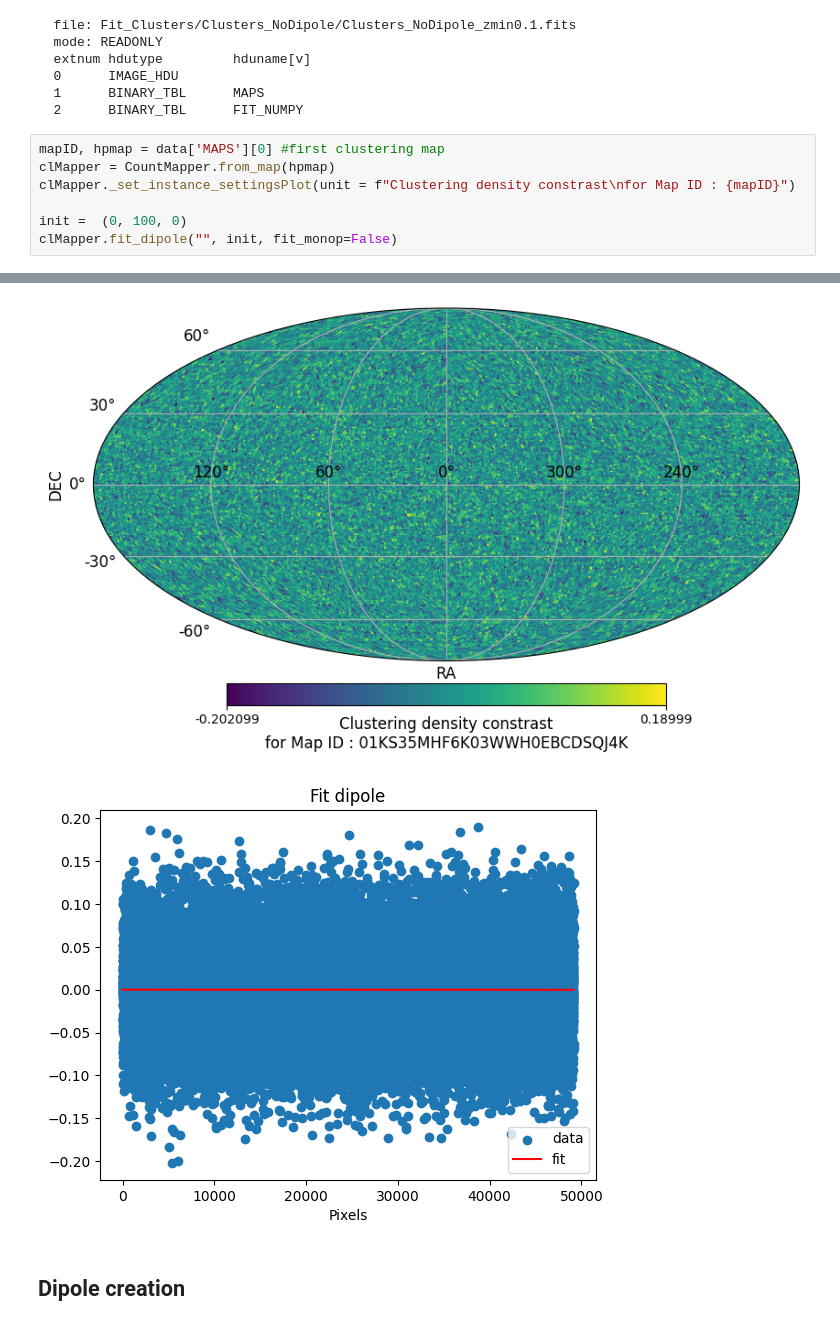
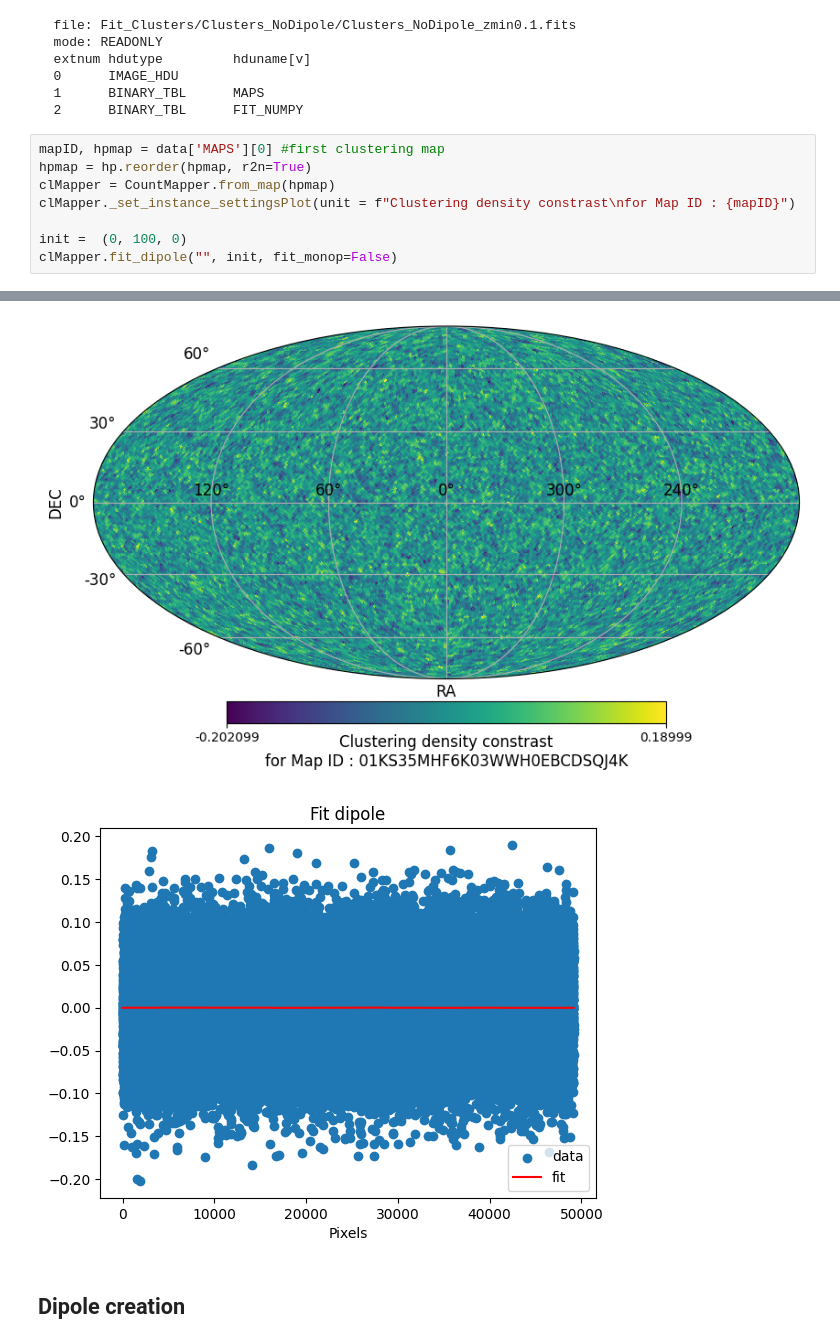
Before and after one commit to johannct/M2_Stage_Code, a Jupyter notebook: Simulation/A_Study_Cluster.ipynb, the cells around one changed output, grey strips where cells are left out. Cells and saved outputs as stored; diff of their text form.

```diff
--- a/Simulation/A_Study_Cluster.ipynb
+++ b/Simulation/A_Study_Cluster.ipynb
@@ -48,6 +48,7 @@ data
   2      BINARY_TBL      FIT_NUMPY
 # %%
 mapID, hpmap = data['MAPS'][0] #first clustering map
+hpmap = hp.reorder(hpmap, r2n=True)
 clMapper = CountMapper.from_map(hpmap)
 clMapper._set_instance_settingsPlot(unit = f"Clustering density constrast\nfor Map ID : {mapID}")
 
@@ -77,5 +78,5 @@ clMapper.fit_dipole("", init, fit_monop=False)
-[figure, old version]
+[figure, new version]
-[figure, old version]
+[figure, new version]
 # %% [markdown]
 ## Dipole creation
 # %%
```
Also changed, not shown: parts of 36 cells of this notebook, 3 other files.
